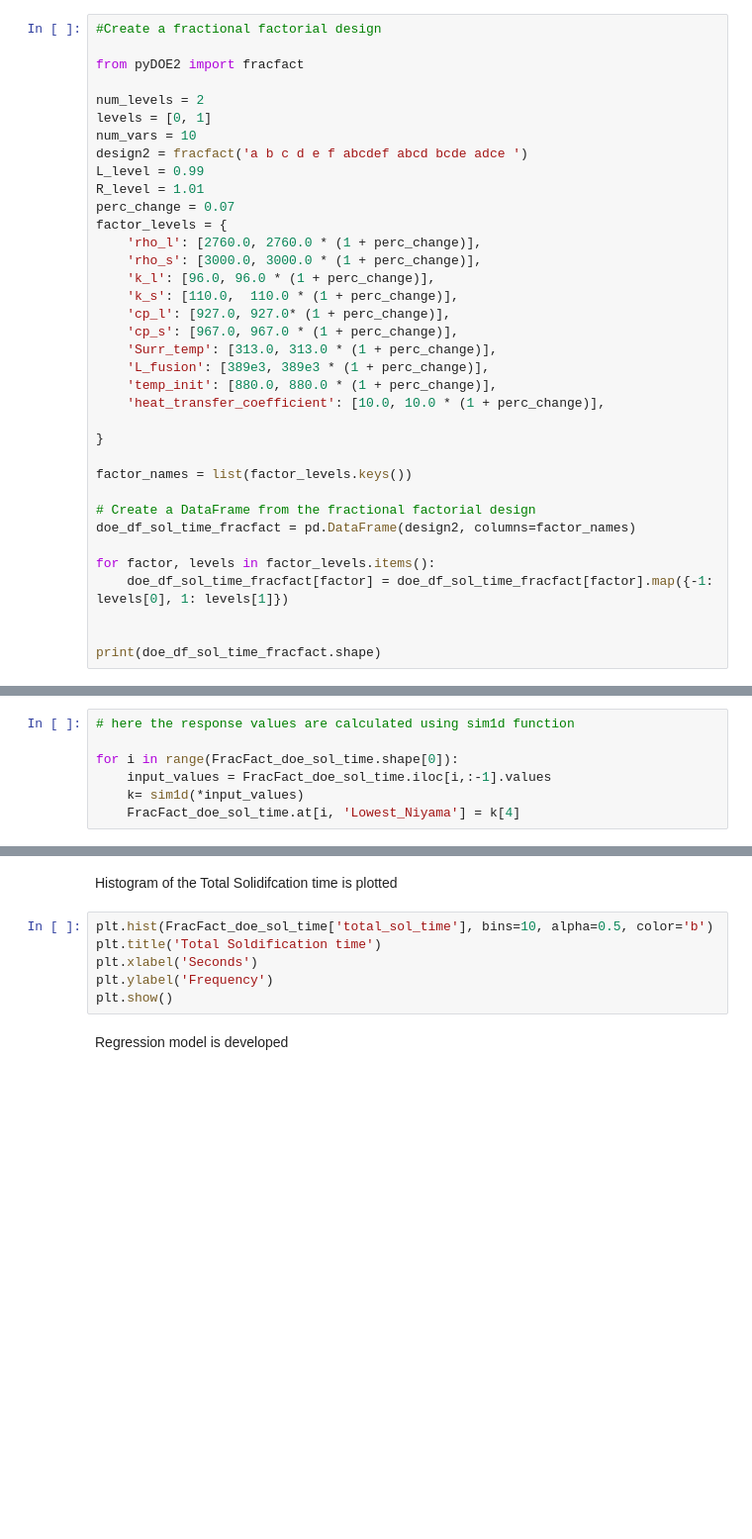
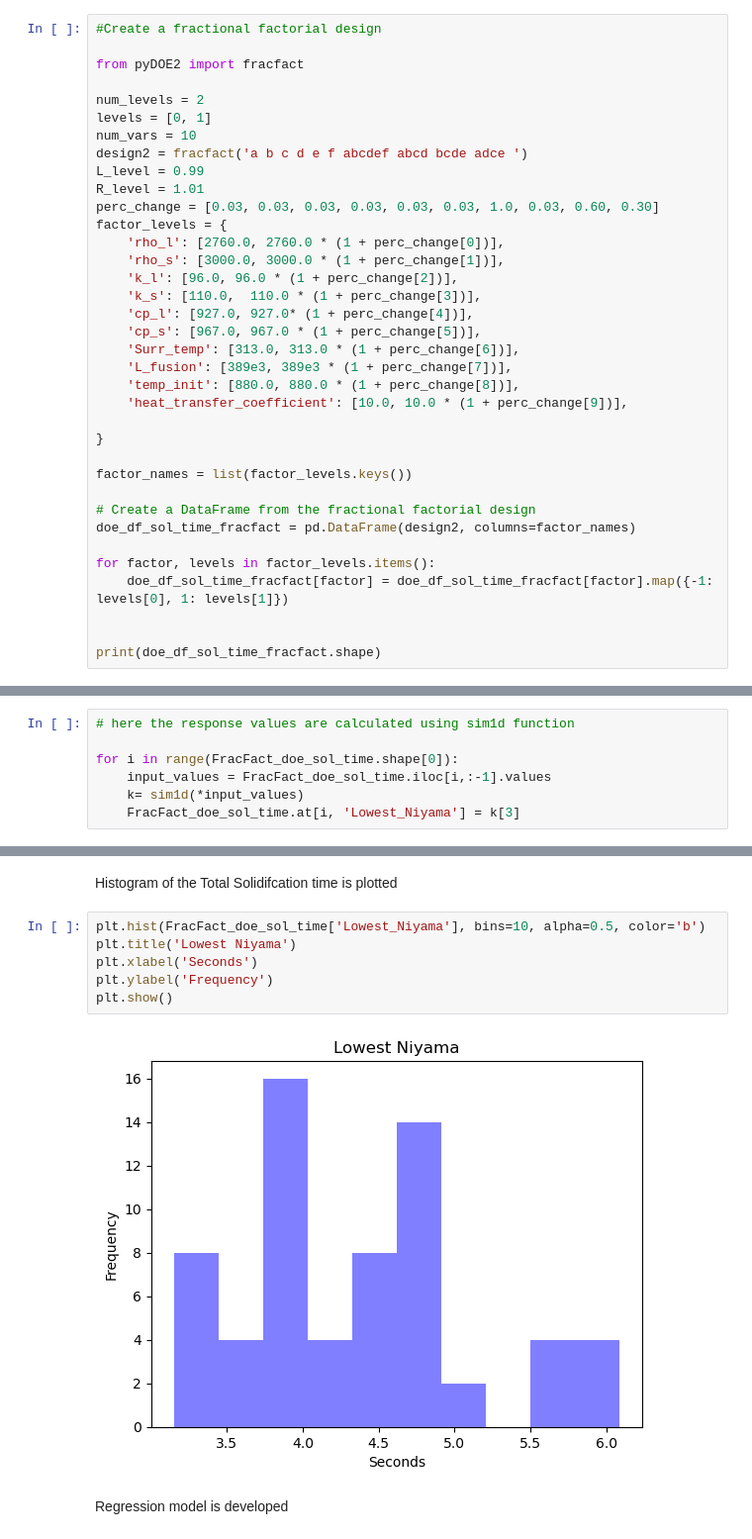
Before and after one commit to radhikrammohan/1D_HT_Pinn, a Jupyter notebook: Data_prep/1D_SVR/DOE/1D_HT_DOE_4.ipynb, the cells around one changed output, grey strips where cells are left out. Shown at 99% size. Drawn from its saved outputs; the diff is of its cells as text; blank space fills up the shorter version.

```diff
--- a/Data_prep/1D_SVR/DOE/1D_HT_DOE_4.ipynb
+++ b/Data_prep/1D_SVR/DOE/1D_HT_DOE_4.ipynb
@@ -70,18 +70,18 @@ num_vars = 10
 design2 = fracfact('a b c d e f abcdef abcd bcde adce ')
 L_level = 0.99
 R_level = 1.01
-perc_change = 0.07
+perc_change = [0.03, 0.03, 0.03, 0.03, 0.03, 0.03, 1.0, 0.03, 0.60, 0.30]
 factor_levels = {
-    'rho_l': [2760.0, 2760.0 * (1 + perc_change)],
-    'rho_s': [3000.0, 3000.0 * (1 + perc_change)],
-    'k_l': [96.0, 96.0 * (1 + perc_change)],
-    'k_s': [110.0,  110.0 * (1 + perc_change)],
-    'cp_l': [927.0, 927.0* (1 + perc_change)],
-    'cp_s': [967.0, 967.0 * (1 + perc_change)],
-    'Surr_temp': [313.0, 313.0 * (1 + perc_change)],
-    'L_fusion': [389e3, 389e3 * (1 + perc_change)],
-    'temp_init': [880.0, 880.0 * (1 + perc_change)],
-    'heat_transfer_coefficient': [10.0, 10.0 * (1 + perc_change)],
+    'rho_l': [2760.0, 2760.0 * (1 + perc_change[0])],
+    'rho_s': [3000.0, 3000.0 * (1 + perc_change[1])],
+    'k_l': [96.0, 96.0 * (1 + perc_change[2])],
+    'k_s': [110.0,  110.0 * (1 + perc_change[3])],
+    'cp_l': [927.0, 927.0* (1 + perc_change[4])],
+    'cp_s': [967.0, 967.0 * (1 + perc_change[5])],
+    'Surr_temp': [313.0, 313.0 * (1 + perc_change[6])],
+    'L_fusion': [389e3, 389e3 * (1 + perc_change[7])],
+    'temp_init': [880.0, 880.0 * (1 + perc_change[8])],
+    'heat_transfer_coefficient': [10.0, 10.0 * (1 + perc_change[9])],
 
 }
 
@@ -109,4 +109,4 @@ FracFact_doe_sol_time['Lowest_Niyama'] = [0.0] * FracFact_doe_sol_time.shape[0]
 for i in range(FracFact_doe_sol_time.shape[0]):
     input_values = FracFact_doe_sol_time.iloc[i,:-1].values
     k= sim1d(*input_values)
-    FracFact_doe_sol_time.at[i, 'Lowest_Niyama'] = k[4]
+    FracFact_doe_sol_time.at[i, 'Lowest_Niyama'] = k[3]
@@ -126,11 +128,13 @@ IndexError: index 50 is out of bounds for axis 1 with size 50
 # %% [markdown]
  Histogram of the Total Solidifcation time is plotted
 # %%
-plt.hist(FracFact_doe_sol_time['total_sol_time'], bins=10, alpha=0.5, color='b')
-plt.title('Total Soldification time')
+plt.hist(FracFact_doe_sol_time['Lowest_Niyama'], bins=10, alpha=0.5, color='b')
+plt.title('Lowest Niyama')
 plt.xlabel('Seconds')
 plt.ylabel('Frequency')
 plt.show()
+# %% [output]
+[figure, added]
 # %% [markdown]
 Regression model is developed
 # %%
```
Also changed, not shown: parts of 26 cells of this notebook, 5 other files.
